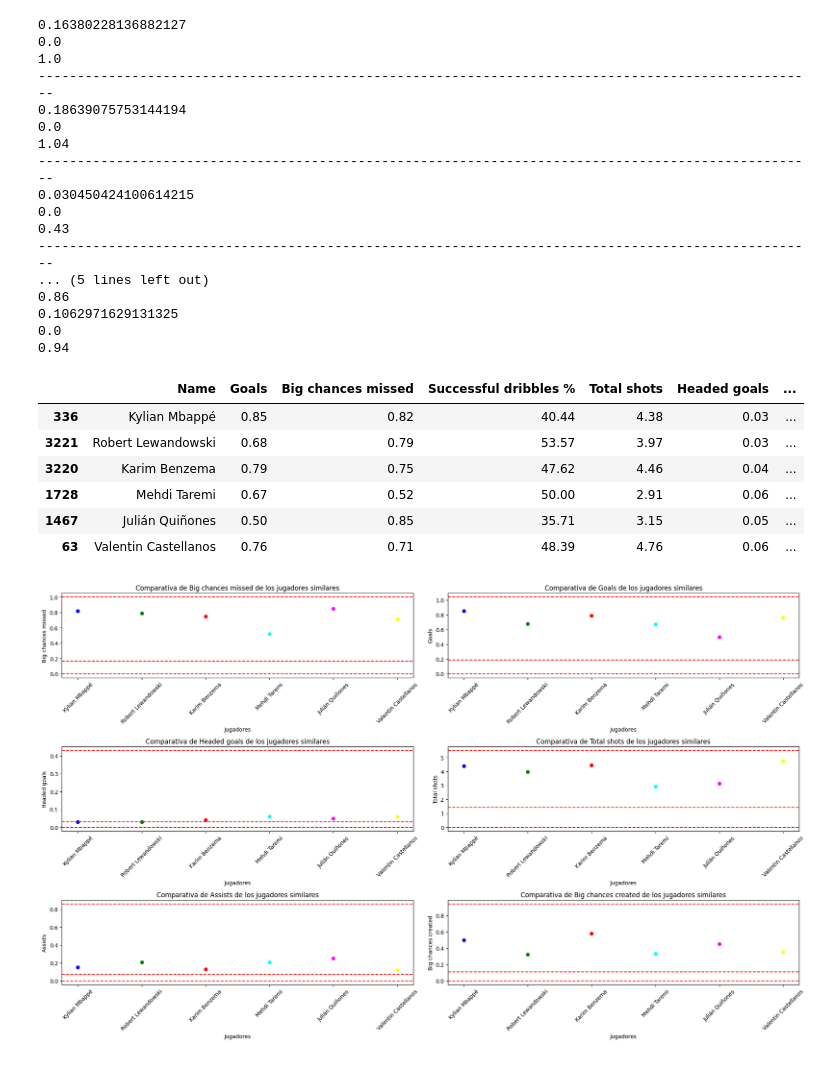
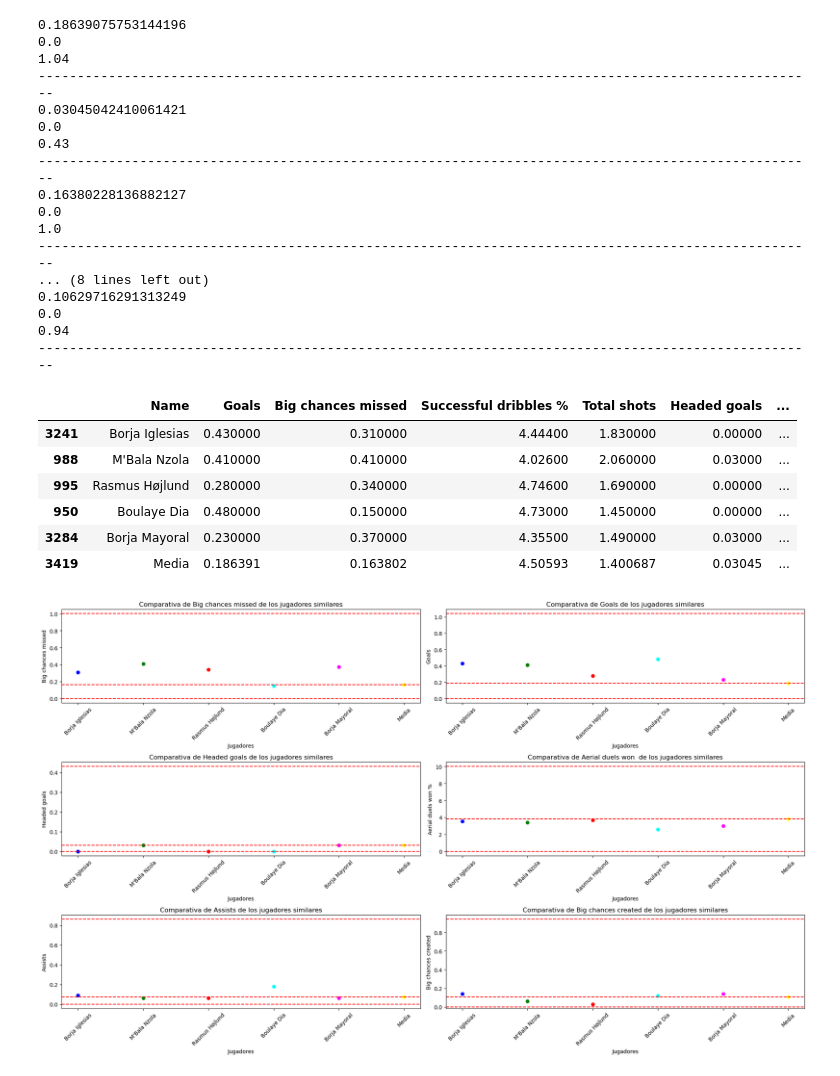
Before and after one commit to Carlos2607-a/FutMacth, a Jupyter notebook: Modelos/Modelo Delanteros 2.ipynb, the cells around one changed output. Drawn from its saved outputs; the diff is of its cells as text; code cells hidden in the pictures.

```diff
--- a/Modelos/Modelo Delanteros 2.ipynb
+++ b/Modelos/Modelo Delanteros 2.ipynb
@@ -3,3 +10,3 @@ import pandas as pd
 # %%
-Data = pd.read_csv(r"C:\Users\facun\OneDrive\.vscode\Proyecto 19-01.remplazo\Todo el proyecto\Data Posición\Delanteros.csv")
+Data = pd.read_csv(r"C:\Users\Carlo\Desktop\Todo el proyecto\Data Posición\df_delanteros_medias.csv")
 pd.set_option('display.max_columns', None)
@@ -17,0 +48,2 @@ Big chances missed	Goals	Headed goals	Total shots	  Assists	 Big chances created
+# %%
+Data = Data.fillna(0)
@@ -17,0 +75,5 @@ Big chances missed	Goals	Headed goals	Total shots	  Assists	 Big chances created
+# %%
+columnas_a_dividir = ['Successful dribbles %', 'Accurate passes %', 'Aerial duels won %','Total duels won %']
+
+# Divide todos los datos de las columnas por 10
+Data[columnas_a_dividir] = Data[columnas_a_dividir] / 10
@@ -18,13 +96,4 @@ Big chances missed	Goals	Headed goals	Total shots	  Assists	 Big chances created
 # %%
-#Variables para el gráfico nº2
-
-Missed_media = Data["Big chances missed"].mean()
-Missed_min = Data["Big chances missed"].min()
-Missed_max = Data["Big chances missed"].max()
-print(Missed_media)
-print(Missed_min)
-print(Missed_max)
-print("-"*100)
 Goals_media = Data["Goals"].mean()
 Goals_min = Data["Goals"].min()
 Goals_max = Data["Goals"].max()
@@ -39,40 +108,50 @@ print(Headed_goals_media)
 print(Headed_goals_min)
 print(Headed_goals_max)
 print("-"*100)
-Total_shots_media = Data["Total shots"].mean()
-Total_shots_min = Data["Total shots"].min()
-Total_shots_max = Data["Total shots"].max()
-print(Total_shots_media)
-print(Total_shots_min)
-print(Total_shots_max)
+Missed_media = Data["Big chances missed"].mean()
+Missed_min = Data["Big chances missed"].min()
+Missed_max = Data["Big chances missed"].max()
+print(Missed_media)
+print(Missed_min)
+print(Missed_max)
+print("-"*100)
+Aerial_duels_won_media = Data["Aerial duels won %"].mean()
+Aerial_duels_won_min = Data["Aerial duels won %"].min()
+Aerial_duels_won__max = Data["Aerial duels won %"].max()
+print(Aerial_duels_won_media)
+print(Aerial_duels_won_min )
+print(Aerial_duels_won__max)
+print("-"*100)
 Assists_media = Data["Assists"].mean()
 Assists_min = Data["Assists"].min()
 Assists_max = Data["Assists"].max()
 print(Assists_media)
 print(Assists_min)
 print(Assists_max)
+print("-"*100)
 Big_chances_created_media = Data["Big chances created"].mean()
 Big_chances_created_min = Data["Big chances created"].min()
 Big_chances_created_max = Data["Big chances created"].max()
 print(Big_chances_created_media)
 print(Big_chances_created_min)
 print(Big_chances_created_max)
+print("-"*100)
 # %% [output]
+0.18639075753144196
+0.0
+1.04
+----------------------------------------------------------------------------------------------------
+0.03045042410061421
+0.0
+0.43
+----------------------------------------------------------------------------------------------------
 0.16380228136882127
 0.0
 1.0
 ----------------------------------------------------------------------------------------------------
-0.18639075753144194
-0.0
-1.04
-----------------------------------------------------------------------------------------------------
-0.030450424100614215
-0.0
-0.43
-----------------------------------------------------------------------------------------------------
-... (5 lines left out)
-0.86
-0.1062971629131325
+... (8 lines left out)
+0.10629716291313249
 0.0
 0.94
+----------------------------------------------------------------------------------------------------
 # %%
@@ -206,13 +276,13 @@ def buscar_jugadores_similares(nombre, caracteristicas_grafico):
         plt.show()
         return
 # %%
-buscar_jugadores_similares('Kylian Mbappe', caracteristicas_grafico)
+buscar_jugadores_similares('Borja Iglesias', caracteristicas_grafico)
 # %% [output]
 |  | Name | Goals | Big chances missed | Successful dribbles % | Total shots | Headed goals | ... |
-| 336 | Kylian Mbappé | 0.85 | 0.82 | 40.44 | 4.38 | 0.03 | ... |
-| 3221 | Robert Lewandowski | 0.68 | 0.79 | 53.57 | 3.97 | 0.03 | ... |
-| 3220 | Karim Benzema | 0.79 | 0.75 | 47.62 | 4.46 | 0.04 | ... |
-| 1728 | Mehdi Taremi | 0.67 | 0.52 | 50.00 | 2.91 | 0.06 | ... |
-| 1467 | Julián Quiñones | 0.50 | 0.85 | 35.71 | 3.15 | 0.05 | ... |
-| 63 | Valentin Castellanos | 0.76 | 0.71 | 48.39 | 4.76 | 0.06 | ... |
+| 3241 | Borja Iglesias | 0.430000 | 0.310000 | 4.44400 | 1.830000 | 0.00000 | ... |
+| 988 | M'Bala Nzola | 0.410000 | 0.410000 | 4.02600 | 2.060000 | 0.03000 | ... |
+| 995 | Rasmus Højlund | 0.280000 | 0.340000 | 4.74600 | 1.690000 | 0.00000 | ... |
+| 950 | Boulaye Dia | 0.480000 | 0.150000 | 4.73000 | 1.450000 | 0.00000 | ... |
+| 3284 | Borja Mayoral | 0.230000 | 0.370000 | 4.35500 | 1.490000 | 0.03000 | ... |
+| 3419 | Media | 0.186391 | 0.163802 | 4.50593 | 1.400687 | 0.03045 | ... |
-[figure, old version]
+[figure, new version]
```
Also changed, not shown: parts of 11 cells of this notebook, 16 other files.
